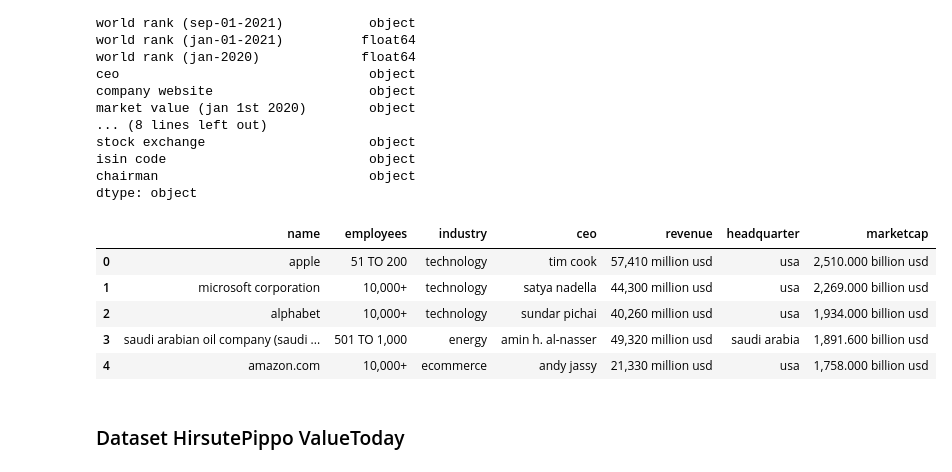
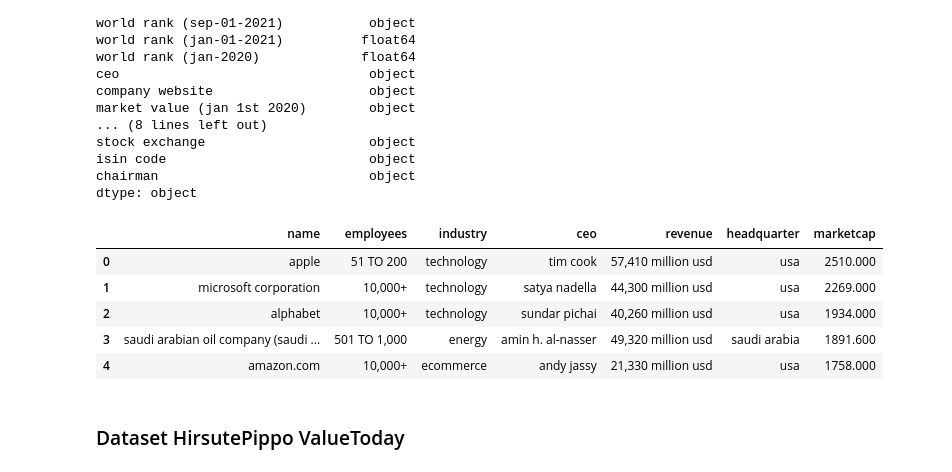
Before and after one commit to samuel-esp/IngDati-Progetto, a Jupyter notebook: SchemaAlignmentCompanies.ipynb, the cells around one changed output. Cells and saved outputs as stored; diff of their text form; code cells hidden in the pictures.

```diff
--- a/SchemaAlignmentCompanies.ipynb
+++ b/SchemaAlignmentCompanies.ipynb
@@ -295,26 +332,27 @@ dtype: object
 # %%
 toDrop = ['rank in country (jan-2021)', 'employee count as on date', 'market value (jan-01-2021)', 'world rank (sep-01-2021)',
          'world rank (jan-01-2021)', 'world rank (jan-2020)', 'stock category', 'about company business', 'business sector',
          'isin code', 'chairman', 'annual results for year ending', 'company website', 'stock exchange', 'market value (jan 1st 2020)', 'annual revenue in usd']
 aeavt = aeavt.drop(toDrop, axis=1)
 aeavt.head()
 aeavt.rename(columns={'number of employees':'employees'}, inplace=True)
 aeavt.rename(columns={'company business':'industry'}, inplace=True)
 aeavt.rename(columns={'annual net income in usd':'revenue'}, inplace=True)
 aeavt.rename(columns={'headquarters country':'headquarter'}, inplace=True)
 aeavt.rename(columns={'market cap (sep-01-2021)':'marketcap'}, inplace=True)
 aeavt['employees'] = aeavt['employees'].str.replace(r'[^0-9]+', '')
 aeavt['employees'] = aeavt['employees'].replace('NaN', np.nan)
 aeavt['employees'] = aeavt['employees'].astype('float').astype('Int64')
 aeavt['employees']= aeavt.apply(lambda x: pd.NA if pd.isna(x['employees']) else employees_range(x['employees']), axis=1)
+aeavt['marketcap'] = aeavt['marketcap'].str.replace(r'[^\d.]+', '')
 aeavt.head()
 # %% [output]
 |  | name | employees | industry | ceo | revenue | headquarter | marketcap |
-| 0 | apple | 51 TO 200 | technology | tim cook | 57,410 million usd | usa | 2,510.000 billion usd |
-| 1 | microsoft corporation | 10,000+ | technology | satya nadella | 44,300 million usd | usa | 2,269.000 billion usd |
-| 2 | alphabet | 10,000+ | technology | sundar pichai | 40,260 million usd | usa | 1,934.000 billion usd |
-| 3 | saudi arabian oil company (saudi ... | 501 TO 1,000 | energy | amin h. al-nasser | 49,320 million usd | saudi arabia | 1,891.600 billion usd |
-| 4 | amazon.com | 10,000+ | ecommerce | andy jassy | 21,330 million usd | usa | 1,758.000 billion usd |
+| 0 | apple | 51 TO 200 | technology | tim cook | 57,410 million usd | usa | 2510.000 |
+| 1 | microsoft corporation | 10,000+ | technology | satya nadella | 44,300 million usd | usa | 2269.000 |
+| 2 | alphabet | 10,000+ | technology | sundar pichai | 40,260 million usd | usa | 1934.000 |
+| 3 | saudi arabian oil company (saudi ... | 501 TO 1,000 | energy | amin h. al-nasser | 49,320 million usd | saudi arabia | 1891.600 |
+| 4 | amazon.com | 10,000+ | ecommerce | andy jassy | 21,330 million usd | usa | 1758.000 |
 # %% [markdown]
 ### Dataset HirsutePippo ValueToday
 # %%
```
Also changed, not shown: parts of 23 cells of this notebook, 1 other file.
